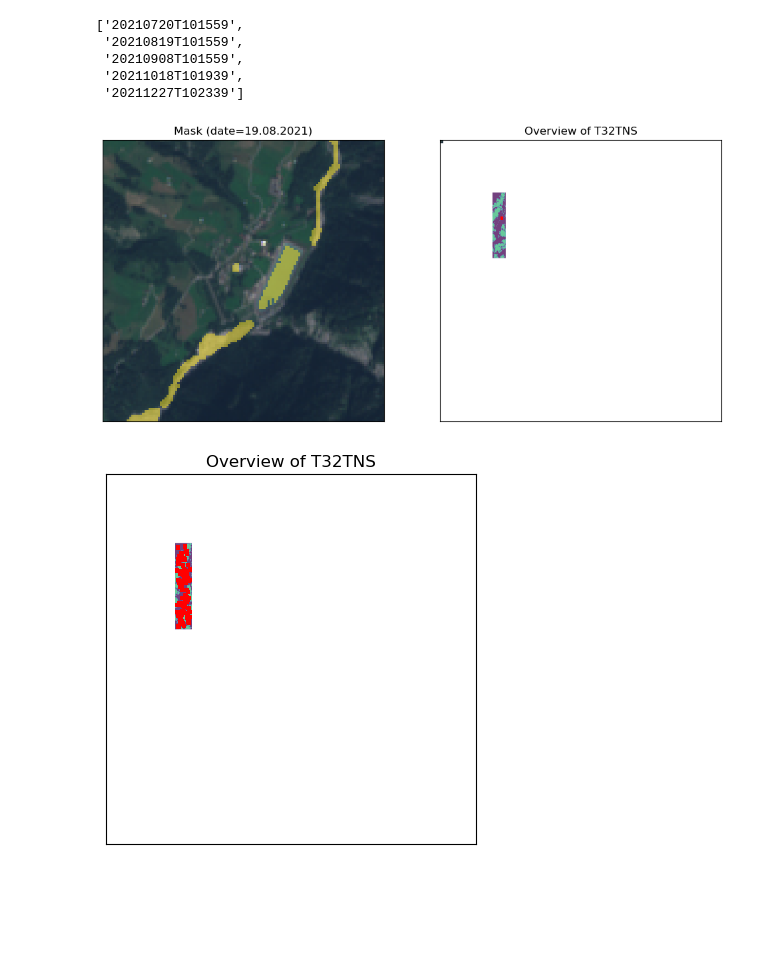
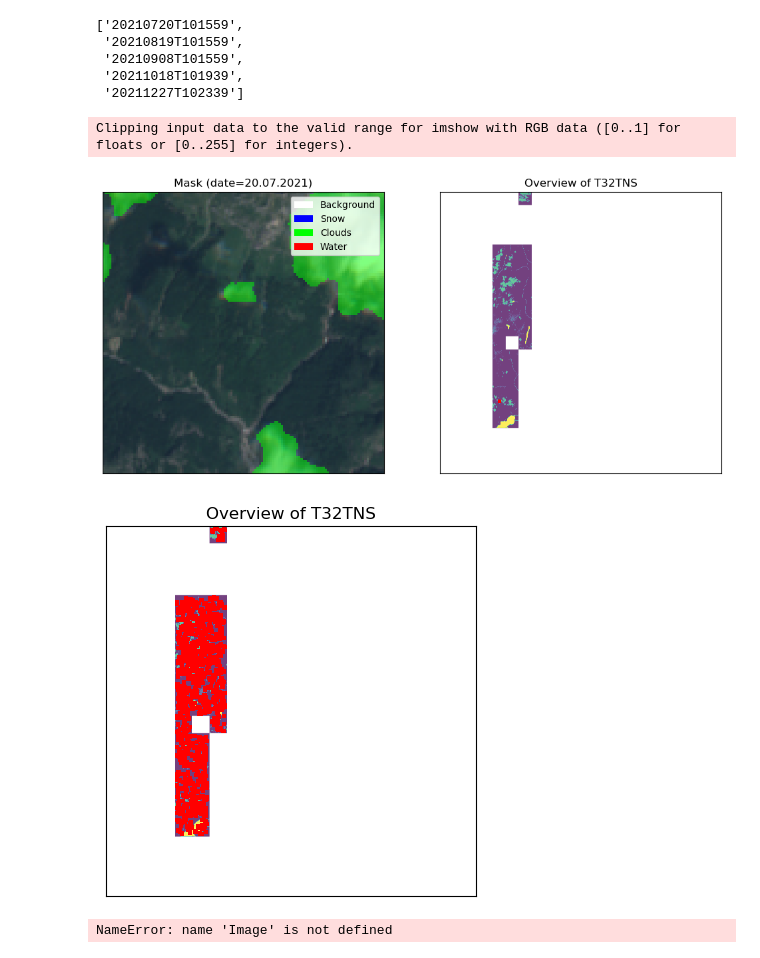
Before and after one commit to wp99cp/bachelor-thesis, a Jupyter notebook: pre-processing/image_splitter/random_sampler.ipynb, the cells around one changed output. Cells and saved outputs as stored; diff of their text form; code cells hidden in the pictures; blank space fills up the shorter version.

```diff
--- a/pre-processing/image_splitter/random_sampler.ipynb
+++ b/pre-processing/image_splitter/random_sampler.ipynb
@@ -140,60 +139,99 @@ def sample_patch(_mask_coverage):
         return _x, _y
     else:
         return sample_patch(_mask_coverage)
+# %%
+def colorize_mask(mask_):
+    # Create color map with 4 colors
+    cmap_ = np.array([
+        [255, 255, 255],  # background
+        [0, 0, 255],  # snow is blue
+        [0, 255, 0],  # clouds are green
+        [255, 0, 0]  # water is red
+    ])
+
+    # convert to scalar type
+    mask_ = np.clip(mask_, 0, NUM_ENCODED_CHANNELS)
+    mask_ = mask_.astype(int)
+    mask_ = cmap_[mask_]
+    mask_ = mask_.astype(np.uint8)
+    return cmap_, mask_
 # %%
+from matplotlib.patches import Patch
 from matplotlib import patches
 from rasterio.plot import show
 import matplotlib.pyplot as plt
 
 x, y = sample_patch(mask_coverage_data)
 
 mask_patch = mask_data[x:x + IMG_SIZE, y:y + IMG_SIZE]
 band_TCI_patch = band_TCI_data[:, x:x + IMG_SIZE, y:y + IMG_SIZE]
 
+cmap, mask_patch_color = colorize_mask(mask_patch.copy())
+
+alpha_channel = np.clip(mask_patch.copy(), 0, 1) * 0.5
+mask_patch_color = np.append(mask_patch_color, alpha_channel[:, :, None], axis=2)
+
 # Plot the mask as overlay to the TCI image
 fig, ax = plt.subplots(1, 2, figsize=(12, 6))
-show(band_TCI_patch, ax=ax[0])
 
 # Clamp the mask to [0, 1] to make it visible
-ax[0].imshow(mask_patch, alpha=np.clip(mask_patch.copy(), 0, 1) * 0.5)
+show(band_TCI_patch, ax=ax[0])
+ax[0].imshow(mask_patch_color)
 ax[0].set_title('Mask (date={})'.format(date_str))
 ax[0].set_xticks([])
 ax[0].set_yticks([])
-show(band_TCI_patch, ax=ax[1])
+
+# create a legend for the mask
+legend_elements = [
+    Patch(facecolor=cmap[0] / 255.0, label='Background'),
+    Patch(facecolor=cmap[1] / 255.0, label='Snow'),
+    Patch(facecolor=cmap[2] / 255.0, label='Clouds'),
+    Patch(facecolor=cmap[3] / 255.0, label='Water')
+]
+ax[0].legend(handles=legend_elements, loc='upper right')
 
 # mark the area in the full image
 plt.imshow(mask_data, alpha=mask_coverage_data * 0.75)
 ax[1].set_title('Overview of T32TNS')
 ax[1].set_xticks([])
 ax[1].set_yticks([])
 ax[1].add_patch(patches.Rectangle((y, x), IMG_SIZE, IMG_SIZE, facecolor='r'))
 plt.show()
 # %% [output]
+Clipping input data to the valid range for imshow with RGB data ([0..1] for floats or [0..255] for integers).
-[figure, old version]
+[figure, new version]
 # %%
+from PIL import Image
+
 # Temp folder to store the patches
-TMP_PATCH_DIR = f"{TMP_DIR}/patches"
+TMP_PATCH_DIR = f"{TMP_DIR}/dataset"
 !mkdir -p $TMP_PATCH_DIR
+!mkdir -p $TMP_PATCH_DIR/images
+!mkdir -p $TMP_PATCH_DIR/masks
 
 # clear the folder
-!rm -rf $TMP_PATCH_DIR/*
+!rm -rf $TMP_PATCH_DIR/**/*
 
 centers = []
 
+NUM_ENCODED_CHANNELS = 5
+
 # Create 100 patches and save them
-for i in range(100):
+for i in range(1024):
     x, y = sample_patch(mask_coverage_data)
     centers.append((x, y))
 
     mask_patch = mask_data[x:x + IMG_SIZE, y:y + IMG_SIZE]
     band_TCI_patch = band_TCI_data[:, x:x + IMG_SIZE, y:y + IMG_SIZE]
 
-    # Save the mask
-    mask_patch_path = f"{TMP_PATCH_DIR}/mask_{i}.png"
-    plt.imsave(mask_patch_path, mask_patch)
+    mask_patch = mask_patch * (255 / NUM_ENCODED_CHANNELS)
+
+    mask_patch_path = f"{TMP_PATCH_DIR}/masks/{i}.png"
+    img = Image.fromarray(mask_patch.astype(np.uint8))
+    img.save(mask_patch_path)
 
     # Save the TCI image
-    band_TCI_patch_path = f"{TMP_PATCH_DIR}/band_TCI_{i}.png"
+    band_TCI_patch_path = f"{TMP_PATCH_DIR}/images/{i}.png"
     plt.imsave(band_TCI_patch_path, band_TCI_patch.transpose(1, 2, 0))
 
 # Show an overview of the centers
@@ -206,4 +244,14 @@ for x, y in centers:
 
 plt.show()
 # %% [output]
-[figure, old version]
+[figure, new version]
+# %%
+
+# Open image Nr 4
+img = Image.open(f"{TMP_PATCH_DIR}/masks/1.png")
+
+# get unique pixel values
+unique_values = np.unique(np.array(img))
+print(f"Unique values in mask: {unique_values}")
+# %% [output]
+NameError: name 'Image' is not defined
```
Also changed, not shown: parts of 1 cell of this notebook, 2 other files.
